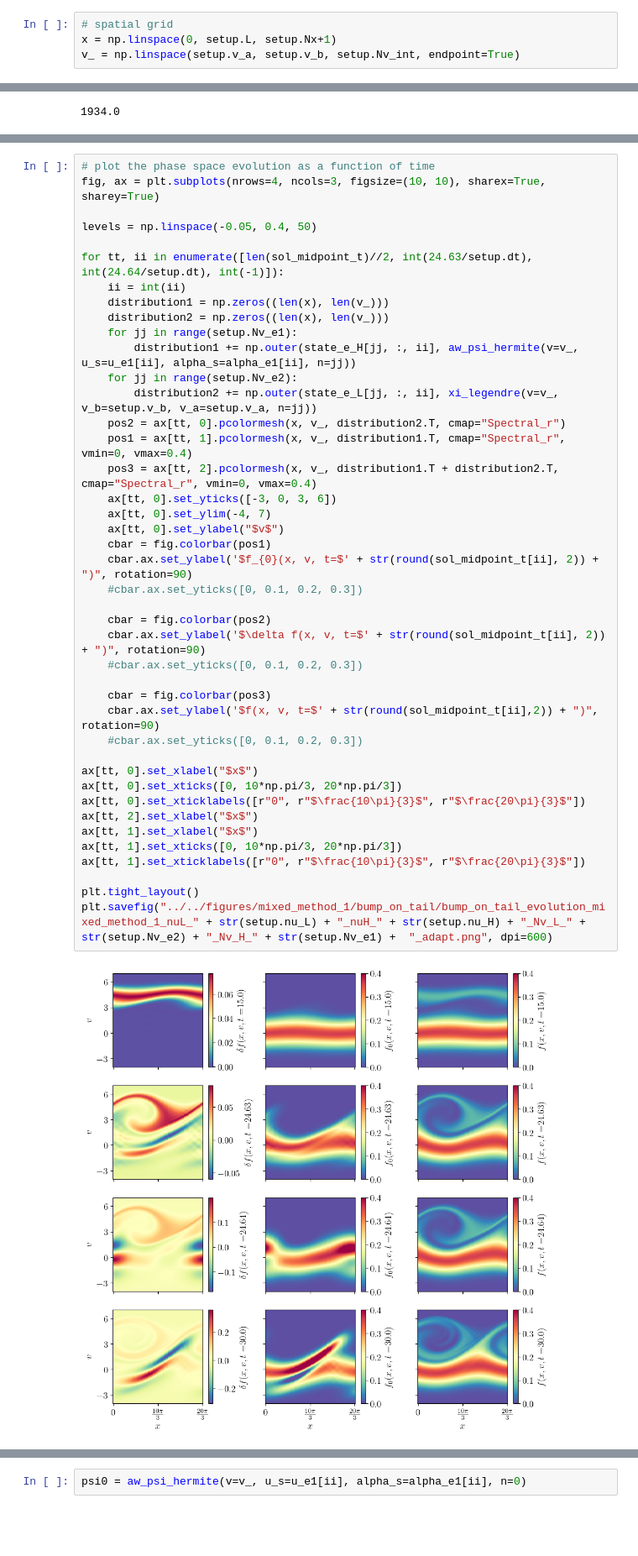
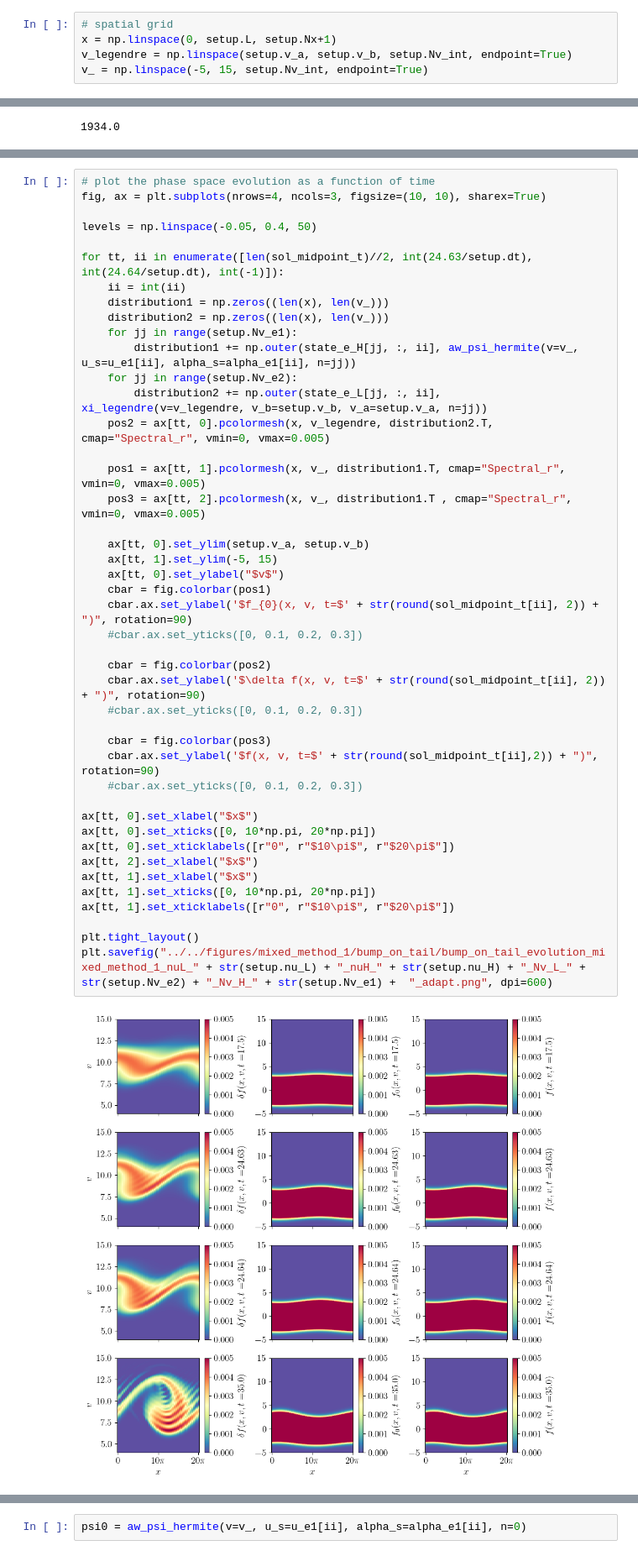
Before and after one commit to opaliss/mixed_methods, a Jupyter notebook: analysis/mixed_method_1/bump_on_tail_damping_mixed_method_1.ipynb, the cells around one changed output, grey strips where cells are left out. Shown at 84% size. Drawn from its saved outputs; the diff is of its cells as text; blank space fills up the shorter version.

```diff
--- a/analysis/mixed_method_1/bump_on_tail_damping_mixed_method_1.ipynb
+++ b/analysis/mixed_method_1/bump_on_tail_damping_mixed_method_1.ipynb
@@ -78,7 +74,8 @@ if setup.construct_integrals:
 # %%
 # spatial grid
 x = np.linspace(0, setup.L, setup.Nx+1)
-v_ = np.linspace(setup.v_a, setup.v_b, setup.Nv_int, endpoint=True)
+v_legendre = np.linspace(setup.v_a, setup.v_b, setup.Nv_int, endpoint=True)
+v_ = np.linspace(-5, 15, setup.Nv_int, endpoint=True)
 # %% [markdown]
 # simulation results
 # %%
@@ -257,47 +277,49 @@ plt.tight_layout()
 # %%
 # plot the phase space evolution as a function of time
-fig, ax = plt.subplots(nrows=4, ncols=3, figsize=(10, 10), sharex=True, sharey=True)
+fig, ax = plt.subplots(nrows=4, ncols=3, figsize=(10, 10), sharex=True)
 
 levels = np.linspace(-0.05, 0.4, 50)
 
 for tt, ii in enumerate([len(sol_midpoint_t)//2, int(24.63/setup.dt), int(24.64/setup.dt), int(-1)]):
     ii = int(ii)
     distribution1 = np.zeros((len(x), len(v_)))
     distribution2 = np.zeros((len(x), len(v_)))
     for jj in range(setup.Nv_e1):
         distribution1 += np.outer(state_e_H[jj, :, ii], aw_psi_hermite(v=v_, u_s=u_e1[ii], alpha_s=alpha_e1[ii], n=jj))
     for jj in range(setup.Nv_e2):
-        distribution2 += np.outer(state_e_L[jj, :, ii], xi_legendre(v=v_, v_b=setup.v_b, v_a=setup.v_a, n=jj))
-    pos2 = ax[tt, 0].pcolormesh(x, v_, distribution2.T, cmap="Spectral_r")
-    pos1 = ax[tt, 1].pcolormesh(x, v_, distribution1.T, cmap="Spectral_r", vmin=0, vmax=0.4)
-    pos3 = ax[tt, 2].pcolormesh(x, v_, distribution1.T + distribution2.T, cmap="Spectral_r", vmin=0, vmax=0.4)
-    ax[tt, 0].set_yticks([-3, 0, 3, 6])
-    ax[tt, 0].set_ylim(-4, 7)
+        distribution2 += np.outer(state_e_L[jj, :, ii], xi_legendre(v=v_legendre, v_b=setup.v_b, v_a=setup.v_a, n=jj))
+    pos2 = ax[tt, 0].pcolormesh(x, v_legendre, distribution2.T, cmap="Spectral_r", vmin=0, vmax=0.005)
+
+    pos1 = ax[tt, 1].pcolormesh(x, v_, distribution1.T, cmap="Spectral_r", vmin=0, vmax=0.005)
+    pos3 = ax[tt, 2].pcolormesh(x, v_, distribution1.T , cmap="Spectral_r", vmin=0, vmax=0.005)
+
+    ax[tt, 0].set_ylim(setup.v_a, setup.v_b)
+    ax[tt, 1].set_ylim(-5, 15)
     ax[tt, 0].set_ylabel("$v$")
     cbar = fig.colorbar(pos1)
     cbar.ax.set_ylabel('$f_{0}(x, v, t=$' + str(round(sol_midpoint_t[ii], 2)) + ")", rotation=90)
     #cbar.ax.set_yticks([0, 0.1, 0.2, 0.3])
 
     cbar = fig.colorbar(pos2)
     cbar.ax.set_ylabel('$\delta f(x, v, t=$' + str(round(sol_midpoint_t[ii], 2)) + ")", rotation=90)
     #cbar.ax.set_yticks([0, 0.1, 0.2, 0.3])
 
     cbar = fig.colorbar(pos3)
     cbar.ax.set_ylabel('$f(x, v, t=$' + str(round(sol_midpoint_t[ii],2)) + ")", rotation=90)
     #cbar.ax.set_yticks([0, 0.1, 0.2, 0.3])
 
 ax[tt, 0].set_xlabel("$x$")
-ax[tt, 0].set_xticks([0, 10*np.pi/3, 20*np.pi/3])
-ax[tt, 0].set_xticklabels([r"0", r"$\frac{10\pi}{3}$", r"$\frac{20\pi}{3}$"])
+ax[tt, 0].set_xticks([0, 10*np.pi, 20*np.pi])
+ax[tt, 0].set_xticklabels([r"0", r"$10\pi$", r"$20\pi$"])
 ax[tt, 2].set_xlabel("$x$")
 ax[tt, 1].set_xlabel("$x$")
-ax[tt, 1].set_xticks([0, 10*np.pi/3, 20*np.pi/3])
-ax[tt, 1].set_xticklabels([r"0", r"$\frac{10\pi}{3}$", r"$\frac{20\pi}{3}$"])
+ax[tt, 1].set_xticks([0, 10*np.pi, 20*np.pi])
+ax[tt, 1].set_xticklabels([r"0", r"$10\pi$", r"$20\pi$"])
 
 plt.tight_layout()
 plt.savefig("../../figures/mixed_method_1/bump_on_tail/bump_on_tail_evolution_mixed_method_1_nuL_" + str(setup.nu_L) + "_nuH_" + str(setup.nu_H) + "_Nv_L_" + str(setup.Nv_e2) + "_Nv_H_" + str(setup.Nv_e1) +  "_adapt.png", dpi=600)
 # %% [output]
-[figure, old version]
+[figure, new version]
 # %%
 fig, ax = plt.subplots(figsize=(7, 7))
 pos = ax.pcolormesh(x, v_, distribution1.T +distribution2.T, cmap="Spectral_r")
```
Also changed, not shown: parts of 15 cells of this notebook, 6 other files.
